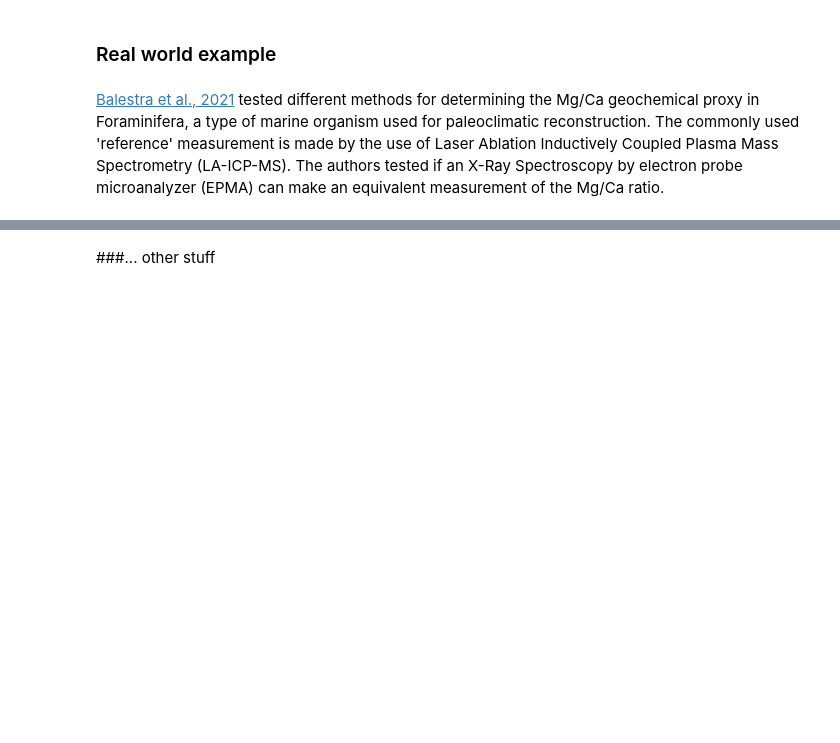
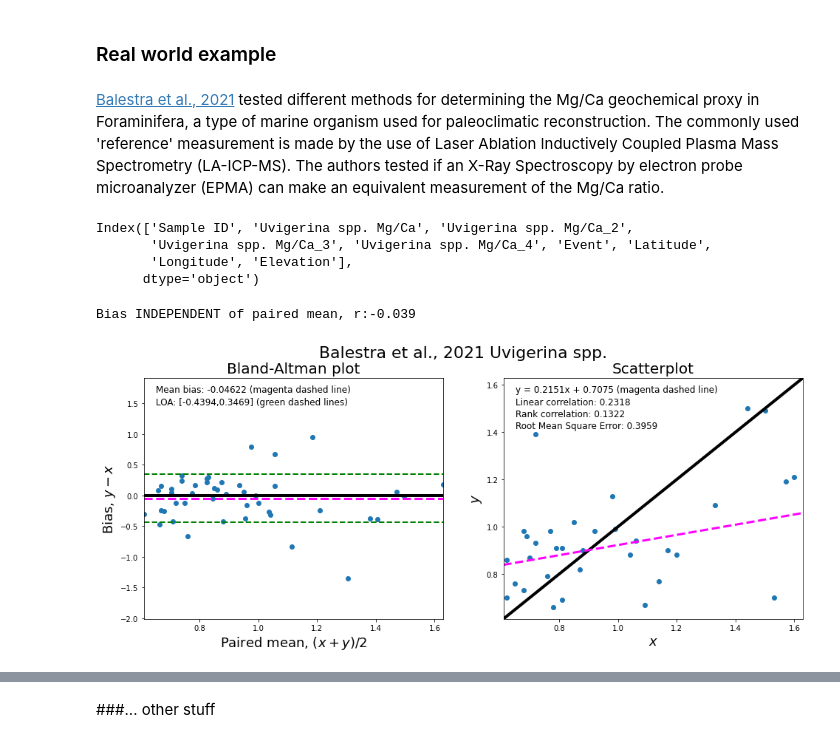
Before and after one commit to knobelsp/BlandAltman, a Jupyter notebook: BlandAltman.ipynb, the cells around one changed output, grey strips where cells are left out. Saved outputs shown, nothing was run; the diff lists cells and outputs as text; code cells hidden in the pictures; blank space fills up the shorter version.

```diff
--- a/BlandAltman.ipynb
+++ b/BlandAltman.ipynb
@@ -412,3 +433,20 @@ In the example above, there is a scale dependent bias in that $y$ increases with
 ### Real world example
 # %% [markdown]
 <a href="https://doi.org/10.1029/2020GC009449">Balestra et al., 2021</a> tested different methods for determining the Mg/Ca geochemical proxy in Foraminifera, a type of marine organism used for paleoclimatic reconstruction. The commonly used 'reference' measurement is made by the use of Laser Ablation Inductively Coupled Plasma Mass Spectrometry (LA-ICP-MS). The authors tested if an X-Ray Spectroscopy by electron probe microanalyzer (EPMA) can make an equivalent measurement of the Mg/Ca ratio.
+# %%
+#read data files
+universa=PanDataSet('10.1594/PANGAEA.926486')
+uvigerina=PanDataSet('10.1594/PANGAEA.926484')
+uvigerina.data.columns
+# %% [output]
+Index(['Sample ID', 'Uvigerina spp. Mg/Ca', 'Uvigerina spp. Mg/Ca_2',
+       'Uvigerina spp. Mg/Ca_3', 'Uvigerina spp. Mg/Ca_4', 'Event', 'Latitude',
+       'Longitude', 'Elevation'],
+      dtype='object')
+# %%
+uvigerina_epma=np.asarray(uvigerina.data['Uvigerina spp. Mg/Ca'])
+uvigerina_laicpms=np.asarray(uvigerina.data['Uvigerina spp. Mg/Ca_3'])
+ba_uvigerina=plot_BAvsScat(uvigerina_laicpms,uvigerina_epma,label='Balestra et al., 2021 Uvigerina spp.',scat=1)
+# %% [output]
+Bias INDEPENDENT of paired mean, r:-0.039
+[figure, added]
```
Also changed, not shown: parts of 9 cells of this notebook.
